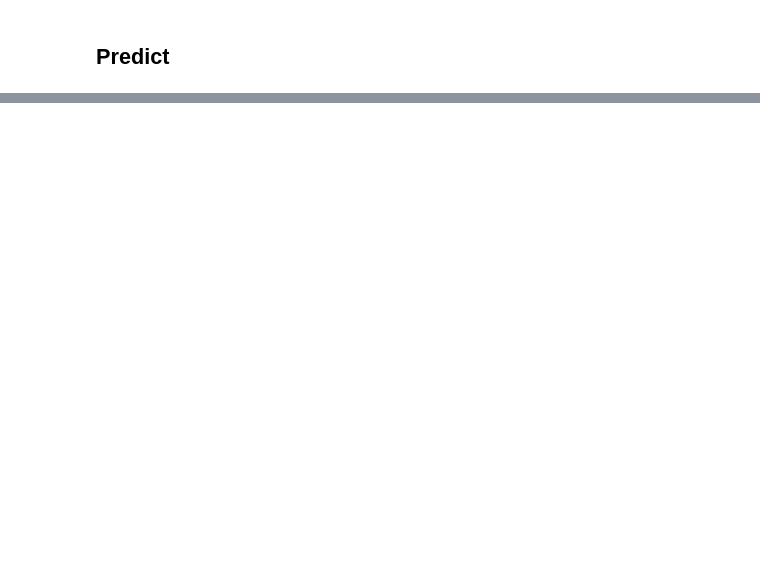
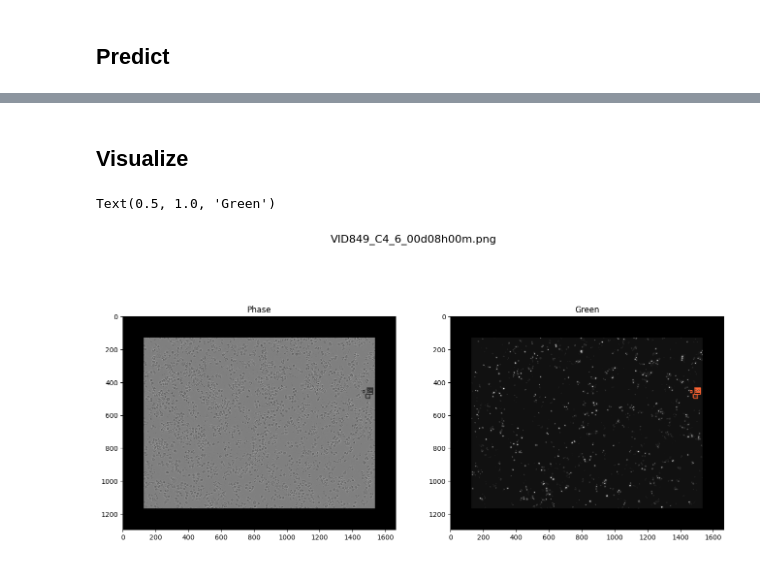
Before and after one commit to LSUHSC-CAIPP-Core-B/CellDetection, a Jupyter notebook: yolo/yolo_inference_heatmap.ipynb, the cells around one changed output, grey strips where cells are left out. Saved outputs shown, nothing was run; the diff lists cells and outputs as text; code cells hidden in the pictures; blank space fills up the shorter version.

```diff
--- a/yolo/yolo_inference_heatmap.ipynb
+++ b/yolo/yolo_inference_heatmap.ipynb
@@ -19,7 +19,7 @@ cell_detector = CellDetector("02_23_all_data_ft.pt")
 ## Load data
 # %%
 DEATH_TYPE = "Necroptosis"
-CELL_TYPE = "MEF"
+CELL_TYPE = "HT29"
 base_dir = "/Users/sapplab/Desktop/CellDataProcessing/new_data/" + DEATH_TYPE + "/"
 images_dir = base_dir + CELL_TYPE + "_phase/"
 green_dir = base_dir + CELL_TYPE + "_Green/"
@@ -28,6 +28,7 @@ images = os.listdir(images_dir)
 len_images = len(images)
 # %%
 image_id = random.randrange(len_images)
+image_id = 112
 print(image_id)
 source = images_dir + images[image_id]
 source_green = green_dir + images[image_id]
@@ -41,5 +45,5 @@ img_green = cv2.addWeighted(img_green, 8.7, np.zeros(img_green.shape, img_green.
 # %% [markdown]
 ## Predict
 # %%
-results = cell_detector.predict_with_crop(img, 0.2, 0.4)
+results, big_image = cell_detector.predict_with_heatmap(img, 0.2, 0.4, withImage = True)
 print(np.shape(results))
@@ -45,0 +68,26 @@ print(np.shape(results))
+# %% [markdown]
+## Visualize
+# %%
+IF_GREEN = True
+
+if IF_GREEN:
+    image_boxed, image_green_boxed = cell_detector.box_image(big_image, results, image_green = img_green, prepare_type = 1)
+else:
+    image_boxed = cell_detector.box_image(big_image, results)
+# %%
+fig, ((ax1),(ax2)) = plt.subplots(nrows=1,ncols=2,figsize=(16,8))
+fig.suptitle(str(images[image_id]), fontsize=16)
+
+image_boxed = cv2.cvtColor(image_boxed, cv2.COLOR_BGR2RGB)
+
+image_green_boxed = cv2.cvtColor(image_green_boxed, cv2.COLOR_BGR2RGB)
+
+
+ax1.imshow(image_boxed)
+ax1.set_title("Phase")
+
+ax2.imshow(image_green_boxed)
+ax2.set_title("Green")
+# %% [output]
+Text(0.5, 1.0, 'Green')
+[figure, added]
```
Also changed, not shown: parts of 2 cells of this notebook, 3 other files.
